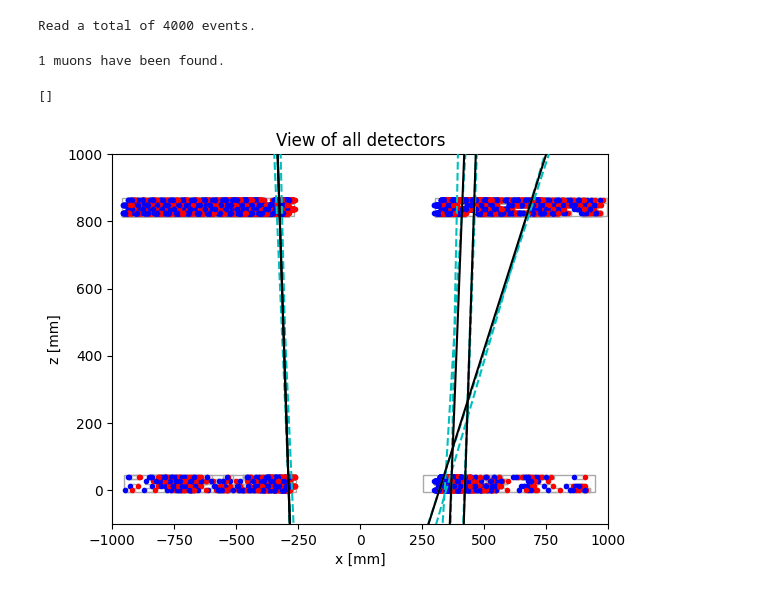
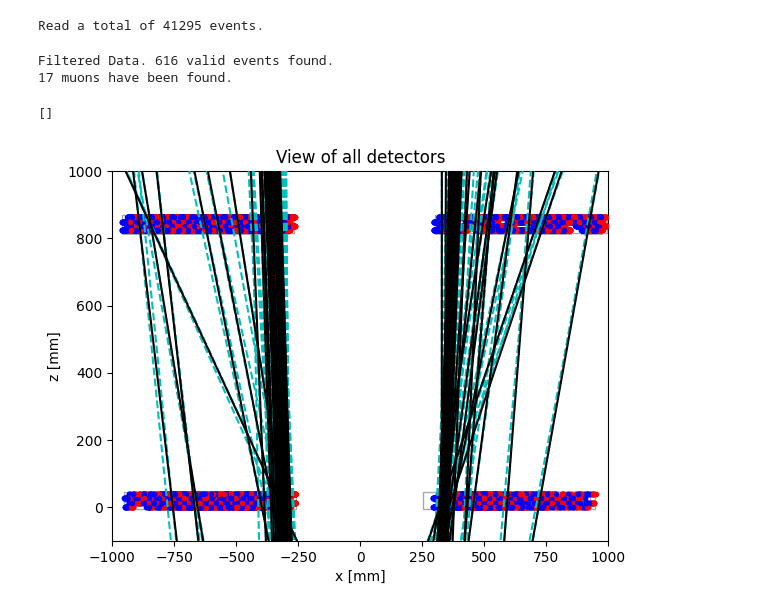
Before and after one commit to amirhrst/racking-muons-with-4-Drift-Tubes-chambers-setup, a Jupyter notebook: main.ipynb, the cells around one changed output. Cells and saved outputs as stored; diff of their text form; code cells hidden in the pictures.

```diff
--- a/main.ipynb
+++ b/main.ipynb
@@ -227,7 +227,7 @@ def fits(event: pd.DataFrame, ax: matplotlib.axes.Axes, couple: tuple = (2,3), g
     # If there are no hits, there is nothing to calculate. From now on, return 0 will be called to exit the function
     # since 0 can be useful as an "error value" for statistical analysis.
 
-    if len(event)==0: return 0
+    # if len(event)==0: return 0
     sign = signs[couple]
     chambers = couple
 
@@ -244,7 +244,7 @@ def fits(event: pd.DataFrame, ax: matplotlib.axes.Axes, couple: tuple = (2,3), g
 
         # Calculate unique values for layers -> Break if there are less than 3 points on 3 different layers
         layers = np.unique(event[event["chamber"]==chamber]["layer"])
-        if len(layers)<3: break
+        # if len(layers)<3: break
 
         # Load the actual points for the layer in points{}
         for layer in layers:
@@ -340,66 +340,70 @@ def fits(event: pd.DataFrame, ax: matplotlib.axes.Axes, couple: tuple = (2,3), g
         if global_flag: ax.plot(global_fit(linspace), linspace, 'black', zorder=10)
 
         # Return a useful variable to understand the good limits/requirements.
+        # EDIT: Now returns 1 if a valid global+local fit is found, otherwise 0. This counts the muons.
         return 1
 
     return 0
 # %%
 # Specify the FOLDER to get the txt files from.
-path = "data/Run000331"
+path = "data/Run000332"
 
 
 # Physics runs start with 0003. This requirement may change depending on future naming rules.
 physics_run = False
 if "0003" in path: physics_run = True
 
-data = load_data(path)[:4000]
+data_read = load_data(path)
 # data = load_data("outputs", output=True)
-print(f"Read a total of {len(data)} events.")
+print(f"Read a total of {len(data_read)} events.")
 # %% [output]
-Read a total of 4000 events.
+Read a total of 41295 events.
 # %%
 fig, ax = plt.subplots()
 draw_big_rectangles(ax)
 
-detectors_to_fit = (0,1)
+detectors_to_fit = (2,3)
 data_filtered, data_final = [], []
 n_muons = 0
+
+data = data_read
 
 
 # Physics runs and Calibration runs are different: the first requires hits on both couple of detectors, the second focuses one couple only
 if physics_run:
+
     # Needs to have at least 3 hits on each detector, otherwise it's a useless event
-    # for point in data:
-    #     hits_per_layer = [len(point[point["chamber"] == chamber]) for chamber in [0,1,2,3]]
-    #     if not all(x>3 for x in hits_per_layer):
-
     # Clean data to have only events with at least 3 hits on each detector
     data_filtered = [point for point in data if all(x>2 for x in [len(point[point["chamber"] == chamber].index) for chamber in [0,1,2,3]])]
+    print(f"Filtered Data. {len(data_filtered)} valid events found.")
     detectors_to_fit = [(0,1), (2,3)]
 
-#Filter data points and get only hits from the couple (2,3) or (0,1)
+#Filter data points and get only hits from the couple (2,3) or (0,1). Filter only events with 3 or more hits on both detectors.
 else:
     for point in data:
         single = point[(point["chamber"] == detectors_to_fit[0]) | (point["chamber"] == detectors_to_fit[1])]
         data_filtered.append(single)
+    data_filtered = [point for point in data if all(x>2 for x in [len(point[point["chamber"] == chamber].index) for chamber in detectors_to_fit])]
+    print(f"Filtered Data. {len(data_filtered)} valid events found.")
     detectors_to_fit = [detectors_to_fit]
 
 #Take single event from filtered ones
 for event in data_filtered:
 
     event_modified = event_plot(event, ax, 4, zoom=True)
 
     found_muon = 1
     for couple in detectors_to_fit:
         found_muon *= fits(event_modified, ax, couple = couple, global_flag=True)
 
     n_muons += found_muon
     if found_muon:
         data_final.append(event)
 
-print(f"{n_muons} muons have been found.")
+print(f"{n_muons} muon couples have been found.")
 plt.plot()
 # %% [output]
-1 muons have been found.
+Filtered Data. 616 valid events found.
+17 muons have been found.
 []
-[figure, old version]
+[figure, new version]
```
Also changed, not shown: parts of 3 cells of this notebook, 3 other files.
